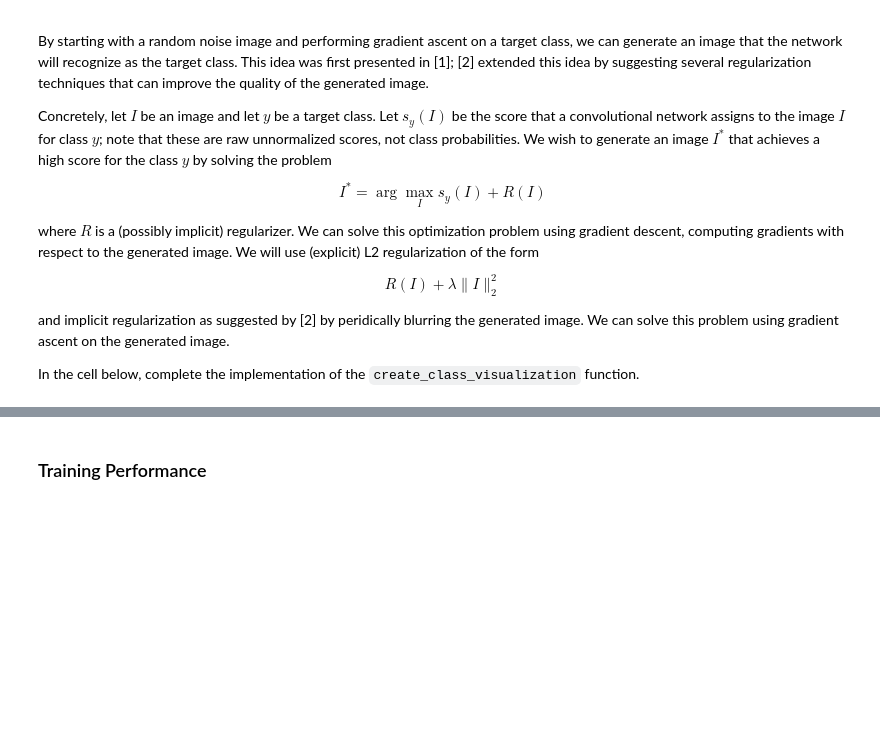
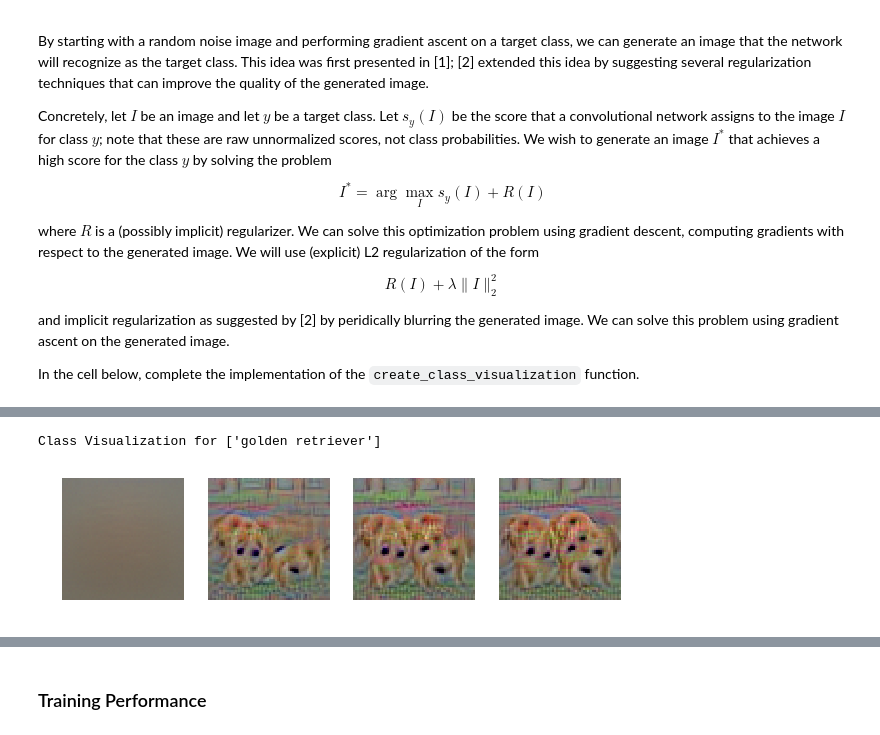
Before and after one commit to yrevar/neuralnets, a Jupyter notebook: analysis_nnet_confidence/analysis_nnet_overfitting_vs_confidence.ipynb, the cells around one changed output, grey strips where cells are left out. Drawn from its saved outputs; the diff is of its cells as text; code cells hidden in the pictures; blank space fills up the shorter version.

```diff
--- a/analysis_nnet_confidence/analysis_nnet_overfitting_vs_confidence.ipynb
+++ b/analysis_nnet_confidence/analysis_nnet_overfitting_vs_confidence.ipynb
@@ -116,6 +136,9 @@ def create_class_visualization(target_y, model, **kwargs):
   show_every = kwargs.pop('show_every', 25)
 
   X = np.random.randn(1, 3, 64, 64)
+
+  num_plots = int(np.ceil(num_iterations/show_every))
+
   for t in xrange(num_iterations):
     # As a regularizer, add random jitter to the image
     ox, oy = np.random.randint(-max_jitter, max_jitter+1, 2)
@@ -162,8 +185,11 @@ def create_class_visualization(target_y, model, **kwargs):
 
     # Periodically show the image
     if t % show_every == 0:
+      plt.subplot(int(np.sqrt(num_plots))-1, int(np.sqrt(num_plots))+2, int(t/show_every)+1)
       plt.imshow(deprocess_image(X, data['mean_image']))
-      plt.gcf().set_size_inches(3, 3)
+        #       plt.subplot.gcf().set_size_inches(3, 3)
       plt.axis('off')
-      plt.show()
+      display.clear_output(wait=True)
+      display.display(plt.gcf())
+  display.clear_output(wait=True)
   return X
@@ -203,0 +196,7 @@ X = create_class_visualization(target_y, model, show_every=50, num_iterations=20
+# %%
+golden_retriever_cls_idx = 78
+Xvis_gold_ret = create_class_visualization(golden_retriever_cls_idx, model, show_every=50, num_iterations=200)
+print "Class Visualization for {}".format(data['class_names'][golden_retriever_cls_idx])
+# %% [output]
+Class Visualization for ['golden retriever']
+[figure, added]
```
Also changed, not shown: parts of 70 cells of this notebook.
